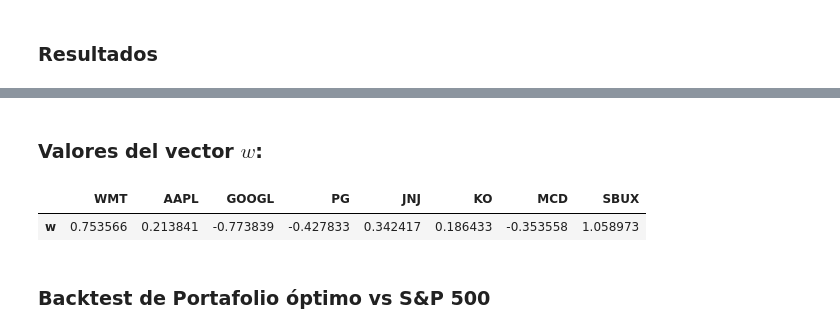
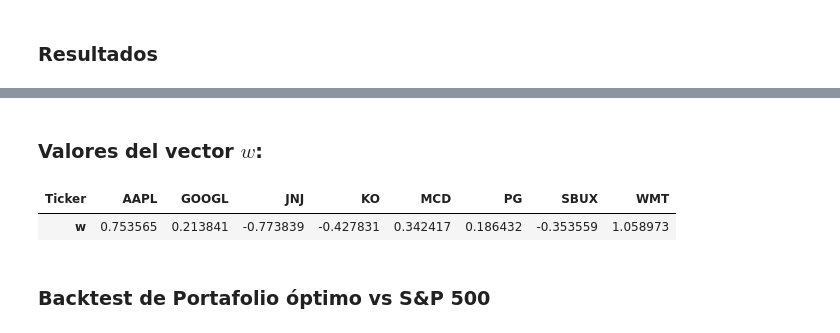
Before and after one commit to LuisMB09/metodos_optimizacion, a Jupyter notebook: aplicación_examen.ipynb, the cells around one changed output, grey strips where cells are left out. Saved outputs shown, nothing was run; the diff lists cells and outputs as text; code cells hidden in the pictures.

Commit message:
ajuste columnas

```diff
--- a/aplicación_examen.ipynb
+++ b/aplicación_examen.ipynb
@@ -63,7 +63,7 @@ sharpe = (ret - rf) / risk # Sharpe ratio
 # %% [markdown]
 ### Resultados
 # %%
-w_df = pd.DataFrame(w, index=tickers, columns=['w'])
+w_df = pd.DataFrame(w, index=rt.columns, columns=['w'])
 
 print(f'Rendimiento esperado: {ret:.6%}')
 print(f'Volatilidad: {risk:.6%}')
@@ -78,6 +78,6 @@ Ratio de sharpe: 1.041810
 ### Valores del vector $w$:
-|  | WMT | AAPL | GOOGL | PG | JNJ | KO | MCD | SBUX |
-| w | 0.753566 | 0.213841 | -0.773839 | -0.427833 | 0.342417 | 0.186433 | -0.353558 | 1.058973 |
+| Ticker | AAPL | GOOGL | JNJ | KO | MCD | PG | SBUX | WMT |
+| w | 0.753565 | 0.213841 | -0.773839 | -0.427831 | 0.342417 | 0.186432 | -0.353559 | 1.058973 |
 # %% [markdown]
 ### Backtest de Portafolio óptimo vs S&P 500
 # %%
```
Also changed, not shown: parts of 11 cells of this notebook.
